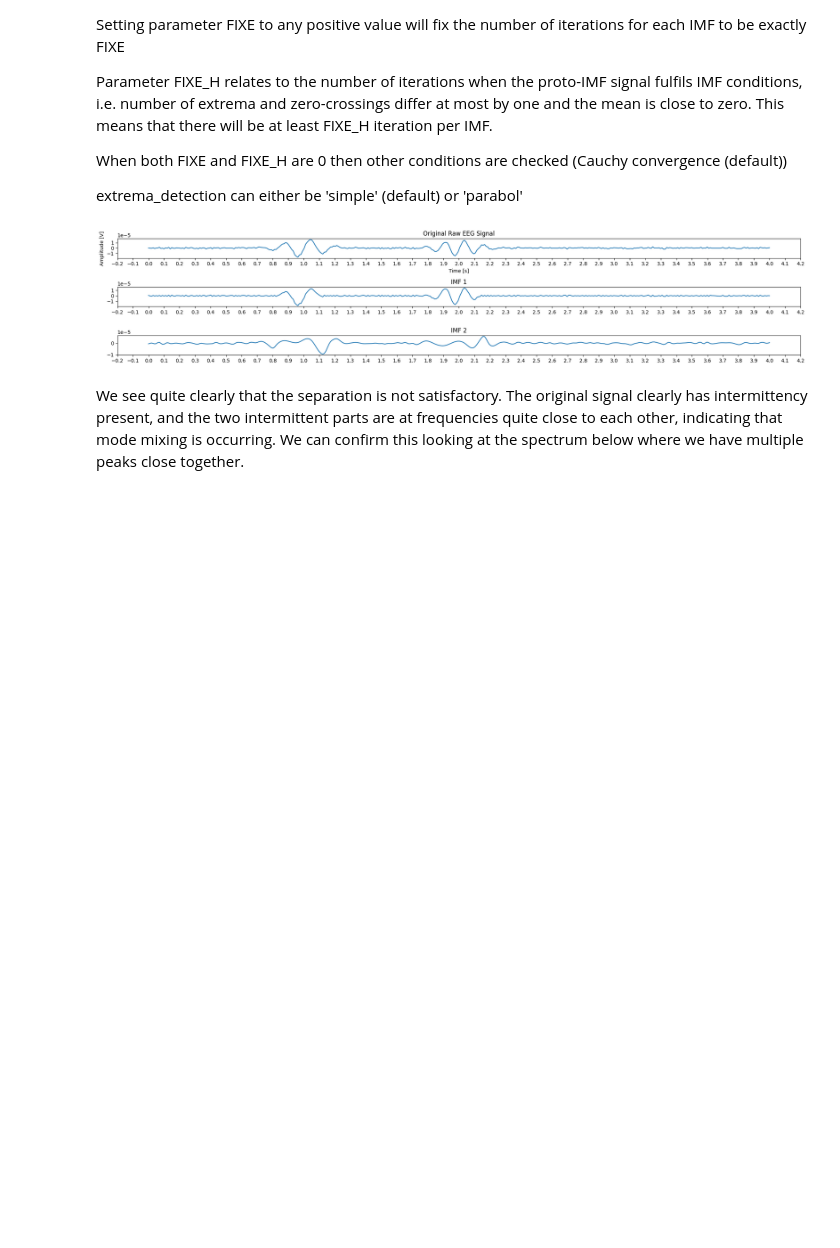
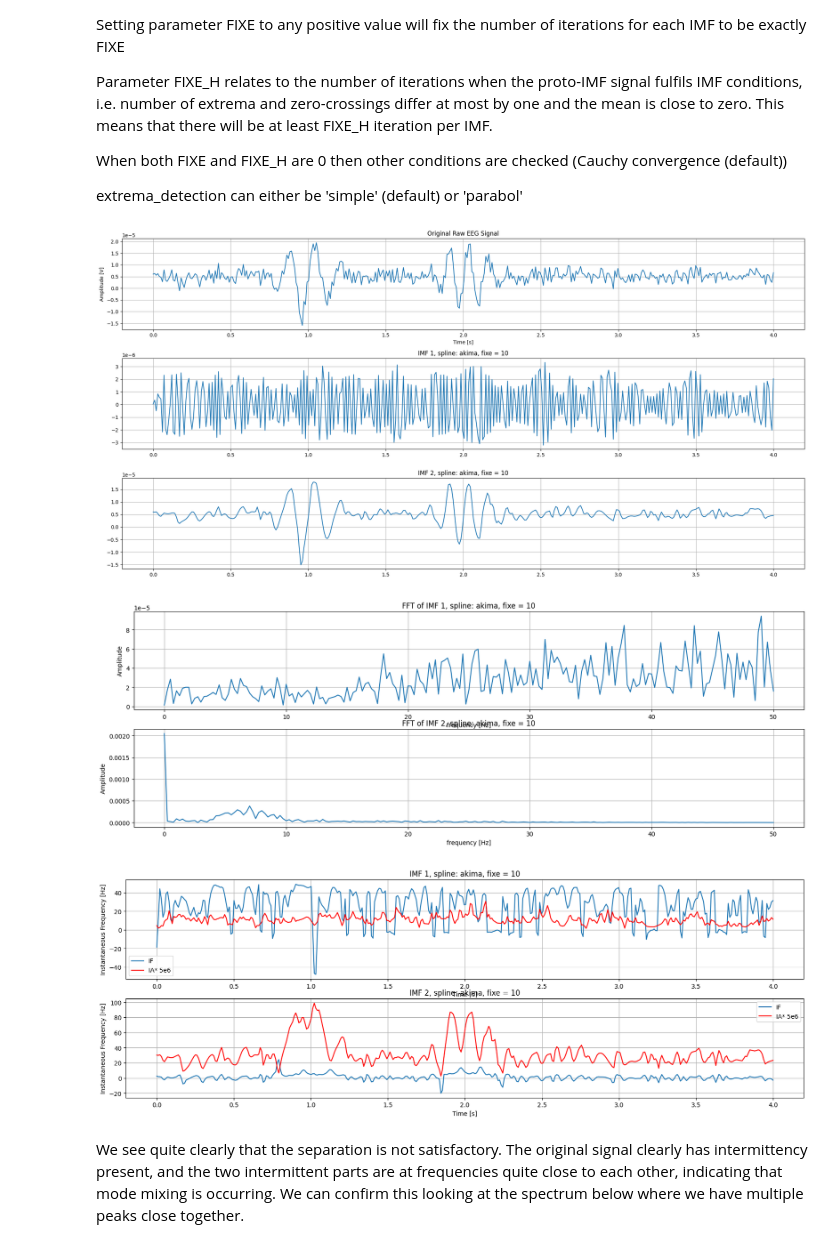
Before and after one commit to arvin-das/TTK7_second_project, a Jupyter notebook: emd.ipynb, the cells around one changed output. Drawn from its saved outputs; the diff is of its cells as text; code cells hidden in the pictures; blank space fills up the shorter version.

Commit message:
made code for fft, if, ia and added noise and offset

```diff
--- a/emd.ipynb
+++ b/emd.ipynb
@@ -5,7 +6,7 @@ from PyEMD import EMD
 # %%
 SAMPLING_FREQUENCY = 100
 # %%
-with open('/home/djolo/emd_on_synth_signal/Signal2_2018.csv', 'r') as eeg_csv:
+with open('Signal2_2018.csv', 'r') as eeg_csv:
     raw_signal = np.array(eeg_csv.read().strip().split(','), dtype=float)
 
 time_axis = np.linspace(0, len(raw_signal)/SAMPLING_FREQUENCY, len(raw_signal))
@@ -15,6 +16,20 @@ plt.plot(time_axis, raw_signal)
 plt.xlabel("Time [s]")
 plt.ylabel('Amplitude [V]')
 plt.title(f"Original Raw EEG Signal")
+plt.grid()
 plt.show()
 # %% [output]
 [figure]
+# %%
+offset = 0.5*1e-5
+white_noise = np.random.normal(0, 0.2*1e-5, len(raw_signal))
+
+modified_signal = raw_signal + offset + white_noise
+
+plt.figure(figsize=(20, 4))
+plt.plot(time_axis, modified_signal)
+plt.xlabel("Time [s]")
+plt.ylabel('Amplitude [V]')
+plt.title(f"Modified EEG Signal")
+plt.grid()
+plt.show()
@@ -39,35 +56,75 @@ When both FIXE and FIXE_H are 0 then other conditions are checked (Cauchy conver
 
 extrema_detection can either be 'simple' (default) or 'parabol'
 # %%
-emd_analyser = EMD(spline_kind='cubic',
-                   extrema_detection='parabol',
-                   MAX_ITERATION=1000
-                   FIXE=0
+spline_methode = 'akima'  # 'linear', 'cubic_hermite', 'akima', 'quadratic'
+fixe = 10 # 0 to run with the default stopping criterion
+
+emd_analyser = EMD(spline_kind= spline_methode,
+                   extrema_detection='simple',
+                   MAX_ITERATION=1000,
+                   FIXE=fixe,
                    FIXEH=0)
-IMFs = emd_analyser.emd(raw_signal, time_axis)
+
+IMFs = emd_analyser.emd(modified_signal, time_axis, max_imf= -1) # can be used with raw_signal or modified_signal
 num_imfs = IMFs.shape[0] + 1
 
-plt.figure(figsize=(20, 4))
+plt.figure(figsize=(20, 10))
 
 plt.subplot(num_imfs, 1, 1)
-plt.plot(time_axis, raw_signal)
+plt.plot(time_axis, modified_signal) # can be used with raw_signal or modified_signal
+plt.grid()
 plt.xlabel("Time [s]")
 plt.ylabel('Amplitude [V]')
 plt.title(f"Original Raw EEG Signal")
 ax = plt.gca()
-ax.xaxis.set_major_locator(MultipleLocator(0.1))
 
+# for plotting the IMFs
 for idx, IMF in enumerate(IMFs):
     plt.subplot(num_imfs, 1, idx+2)
     plt.plot(time_axis, IMF)
-    plt.title(f"IMF {idx+1}")
+    plt.grid()
+    plt.title(f"IMF {idx+1}, spline: {spline_methode}, fixe = {fixe}")
     ax = plt.gca()
-    ax.xaxis.set_major_locator(MultipleLocator(0.1))
 
 plt.tight_layout()
 plt.show()
+
+# Plotting the fft for each IMF
+plt.figure(figsize=(20, 10))
+freq_axis = np.fft.rfftfreq(len(time_axis),1/SAMPLING_FREQUENCY)
+for idx, IMF in enumerate(IMFs):
+    plt.subplot(num_imfs, 1, idx+1)
+    IMF_fft = np.abs(np.fft.rfft(IMF))
+    plt.plot(freq_axis, IMF_fft)
+    plt.grid()
+    plt.xlabel("frequency [Hz]")
+    plt.ylabel('Amplitude')
+    plt.title(f"FFT of IMF {idx+1}, spline: {spline_methode}, fixe = {fixe}")
+    ax = plt.gca()
+plt.show()
+
+# Plotting the IF with hilbert transform for each IMF
+plt.figure(figsize=(20, 10))
+for idx, IMF in enumerate(IMFs):
+    plt.subplot(num_imfs, 1, idx+1)
+    hilbert_signal = hilbert(IMF)
+    instantaneous_amplitude = np.abs(hilbert_signal)
+    instantaneous_phase = np.unwrap(np.angle(hilbert_signal))
+    instantaneous_frequency = np.gradient(instantaneous_phase) / (2.0*np.pi) * SAMPLING_FREQUENCY
+
+    plt.plot(time_axis, instantaneous_frequency,  label="IF")
+    plt.plot(time_axis, instantaneous_amplitude*5000000, 'r', label='IA* 5e6')
+    plt.legend()
+    plt.grid()
+    plt.xlabel("Time [s]")
+    plt.ylabel('Instantaneous Frequency [Hz]')
+    plt.title(f"IMF {idx+1}, spline: {spline_methode}, fixe = {fixe}")
+    ax = plt.gca()
+plt.show()
 # %% [output]
-[figure, old version]
+[figure, new version]
+[figure, added]
+[figure, added]
 # %% [markdown]
 We see quite clearly that the separation is not satisfactory. The original signal clearly has intermittency present, and the two intermittent parts are at frequencies quite close to each other, indicating that mode mixing is occurring. We can confirm this looking at the spectrum below where we have multiple peaks close together.
 # %%
```
Also changed, not shown: parts of 4 cells of this notebook, 2 other files.
